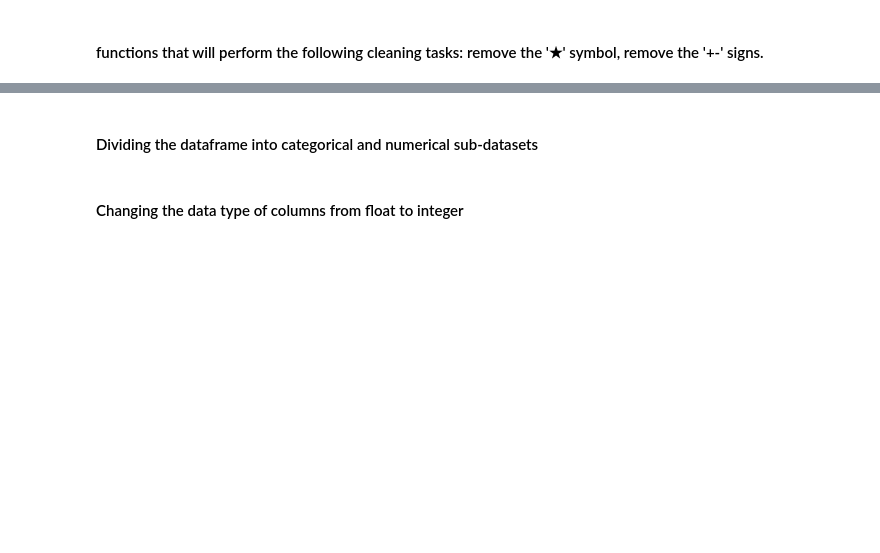
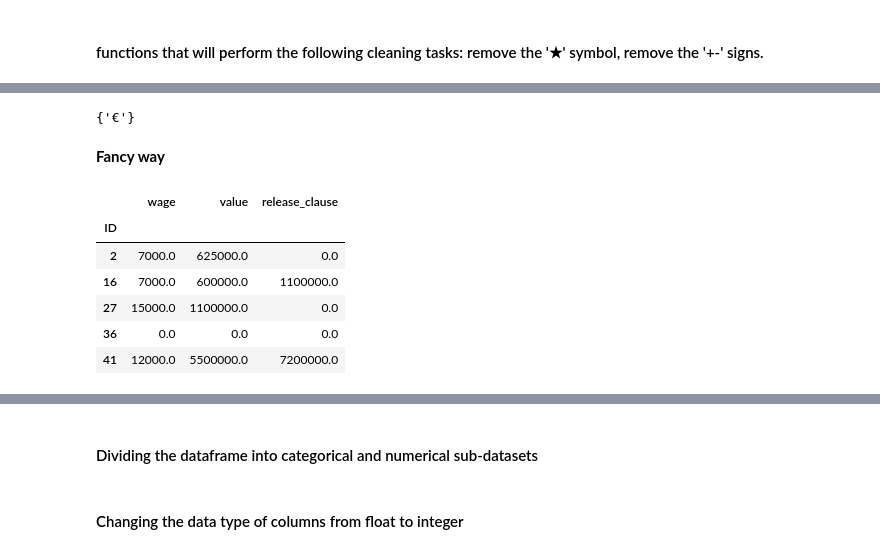
Before and after one commit to dbsquare/data_mid_bootcamp_project_FIFA_MoneyBall, a Jupyter notebook: fifa.ipynb, the cells around one changed output, grey strips where cells are left out. Drawn from its saved outputs; the diff is of its cells as text; code cells hidden in the pictures; blank space fills up the shorter version.

```diff
--- a/fifa.ipynb
+++ b/fifa.ipynb
@@ -128,0 +80,8 @@ df['release_clause'] = df['release_clause'].apply(clean_currency)
+# %%
+def clean_currency(value):
+    if value[-1]=='K':
+        return float(value[:-1])*1000
+    elif value[-1]=='M':
+        return float(value[:-1])*1000000
+    else:
+        return float(value)
@@ -144,0 +103,2 @@ Name: wage, Length: 17125, dtype: object
+# %%
+df['wage'] = df['wage'].str.replace('€', '').apply(clean_currency)
@@ -144,0 +117,2 @@ Name: wage, Length: 17125, dtype: object
+# %%
+df['value'] = df['value'].str.replace('€', '').apply(clean_currency)
@@ -144,0 +126,7 @@ Name: wage, Length: 17125, dtype: object
+# %%
+# verify that only euros are in this col
+set(df['release_clause'].str[0].to_list())
+# %% [output]
+{'€'}
+# %%
+df['release_clause'] = df['release_clause'].str.replace('€', '').apply(clean_currency)
@@ -144,0 +136,2 @@ Name: wage, Length: 17125, dtype: object
+# %% [markdown]
+**Fancy way**
@@ -144,0 +143,10 @@ Name: wage, Length: 17125, dtype: object
+# %%
+df.head()[currency_cols]
+# %% [output]
+|  | wage | value | release_clause |
+| ID |  |  |  |
+| 2 | 7000.0 | 625000.0 | 0.0 |
+| 16 | 7000.0 | 600000.0 | 1100000.0 |
+| 27 | 15000.0 | 1100000.0 | 0.0 |
+| 36 | 0.0 | 0.0 | 0.0 |
+| 41 | 12000.0 | 5500000.0 | 7200000.0 |
```
Also changed, not shown: parts of 32 cells of this notebook.
